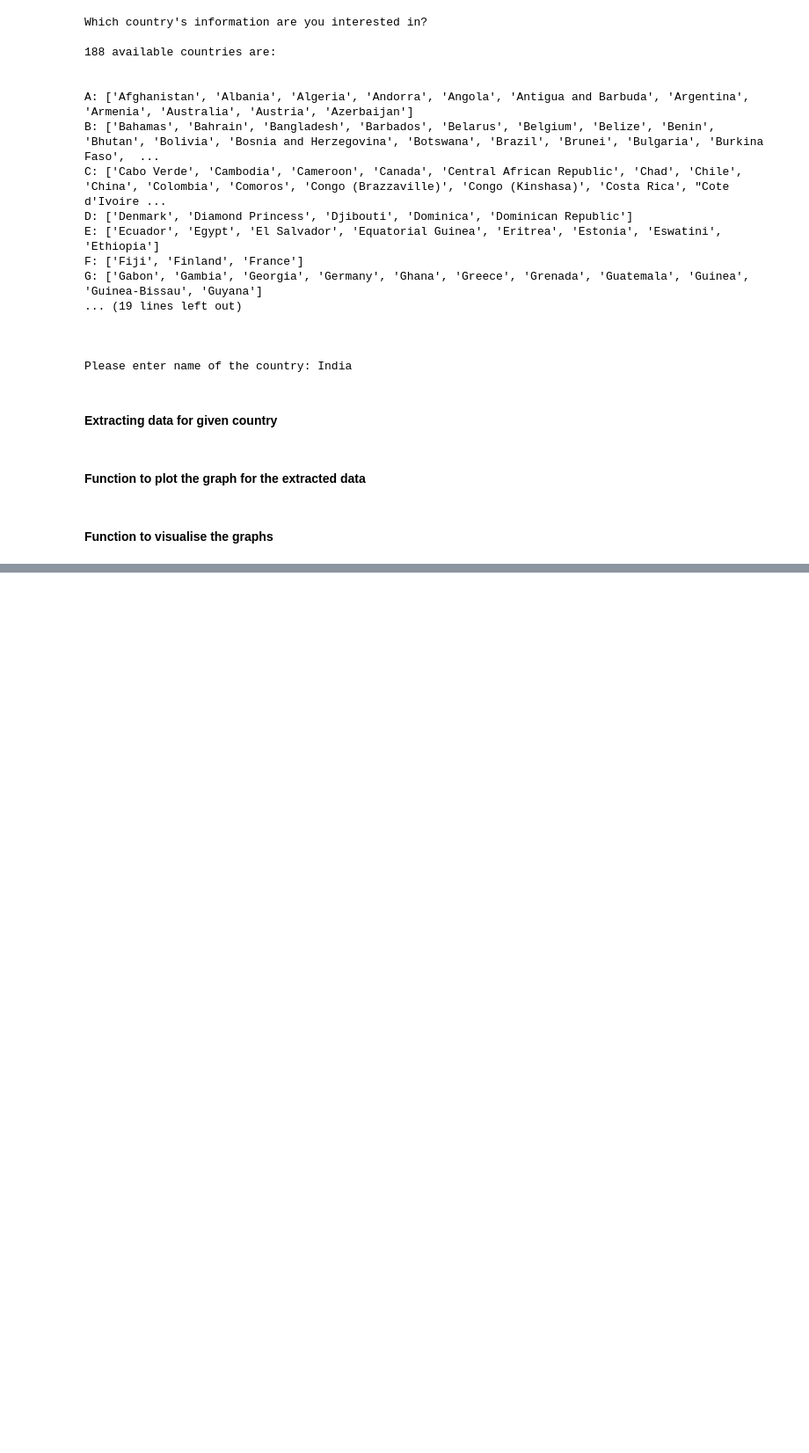
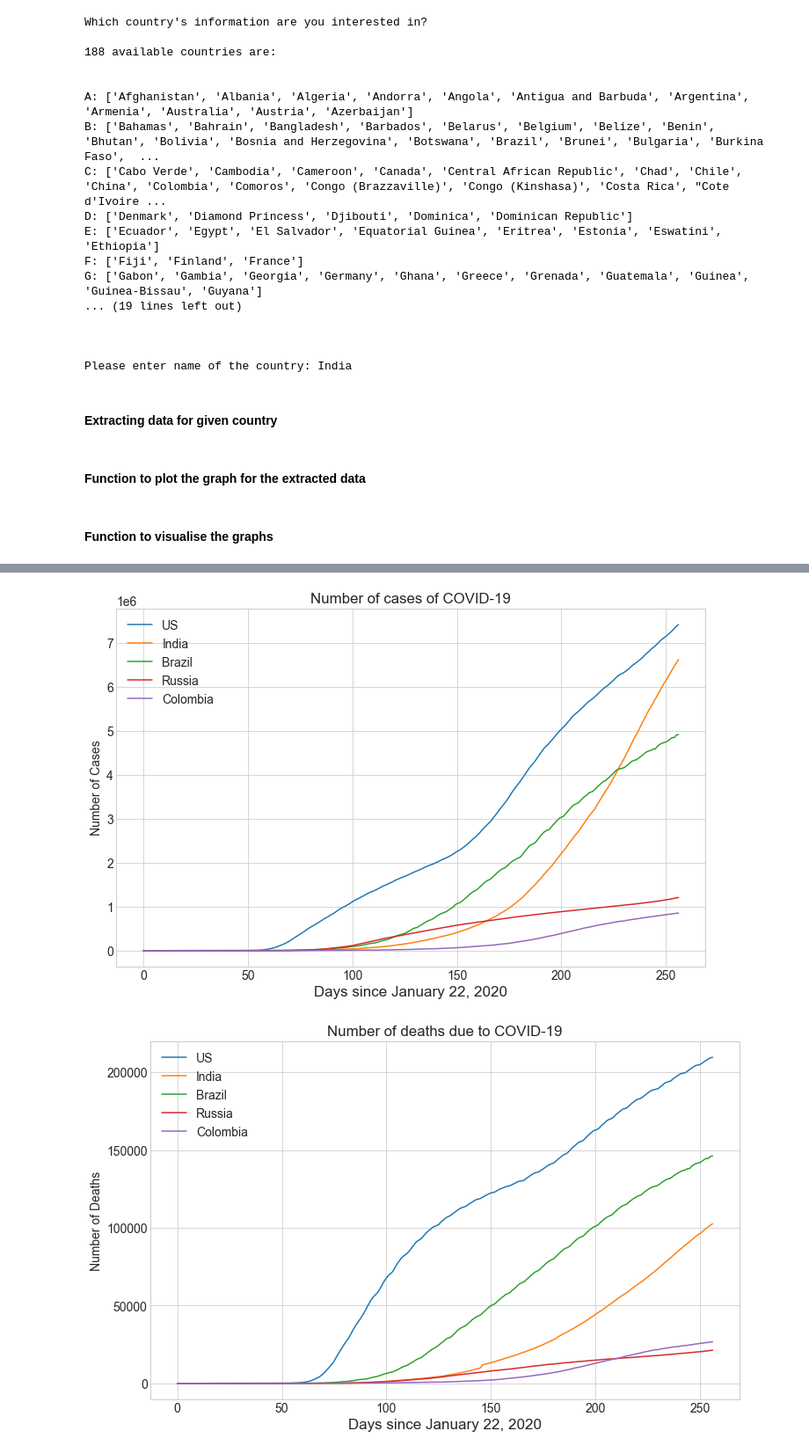
Before and after one commit to Sid1298/Project_COVID-19_Analysis, a Jupyter notebook: covid_prediction.ipynb, the cells around one changed output, grey strips where cells are left out. Shown at 88% size. Saved outputs shown, nothing was run; the diff lists cells and outputs as text; code cells hidden in the pictures; blank space fills up the shorter version.

```diff
--- a/covid_prediction.ipynb
+++ b/covid_prediction.ipynb
@@ -632,0 +661,18 @@ visualizeCountryInfo(country)
+# %%
+def compareTop5(countries):
+    graphName = ["Number of cases of COVID-19", "Number of deaths due to COVID-19", "Number of recoveries from COVID-19"]
+    graphYAxis = ["Number of Cases", "Number of Deaths", "Number of Recoveries"]
+    for graphNum in range(3):
+        plt.figure(figsize=(12,7.5))
+        for country in countries:
+            plt.plot(getCountryInfo(country)[graphNum])
+        plt.legend(countries)
+        plt.xlabel("Days since January 22, 2020", size=17)
+        plt.ylabel(graphYAxis[graphNum])
+        plt.title(graphName[graphNum])
+        plt.show()
+# %%
+compareTop5(top5)
+# %% [output]
+[figure, added]
+[figure, added]
```
Also changed, not shown: parts of 32 cells of this notebook.
